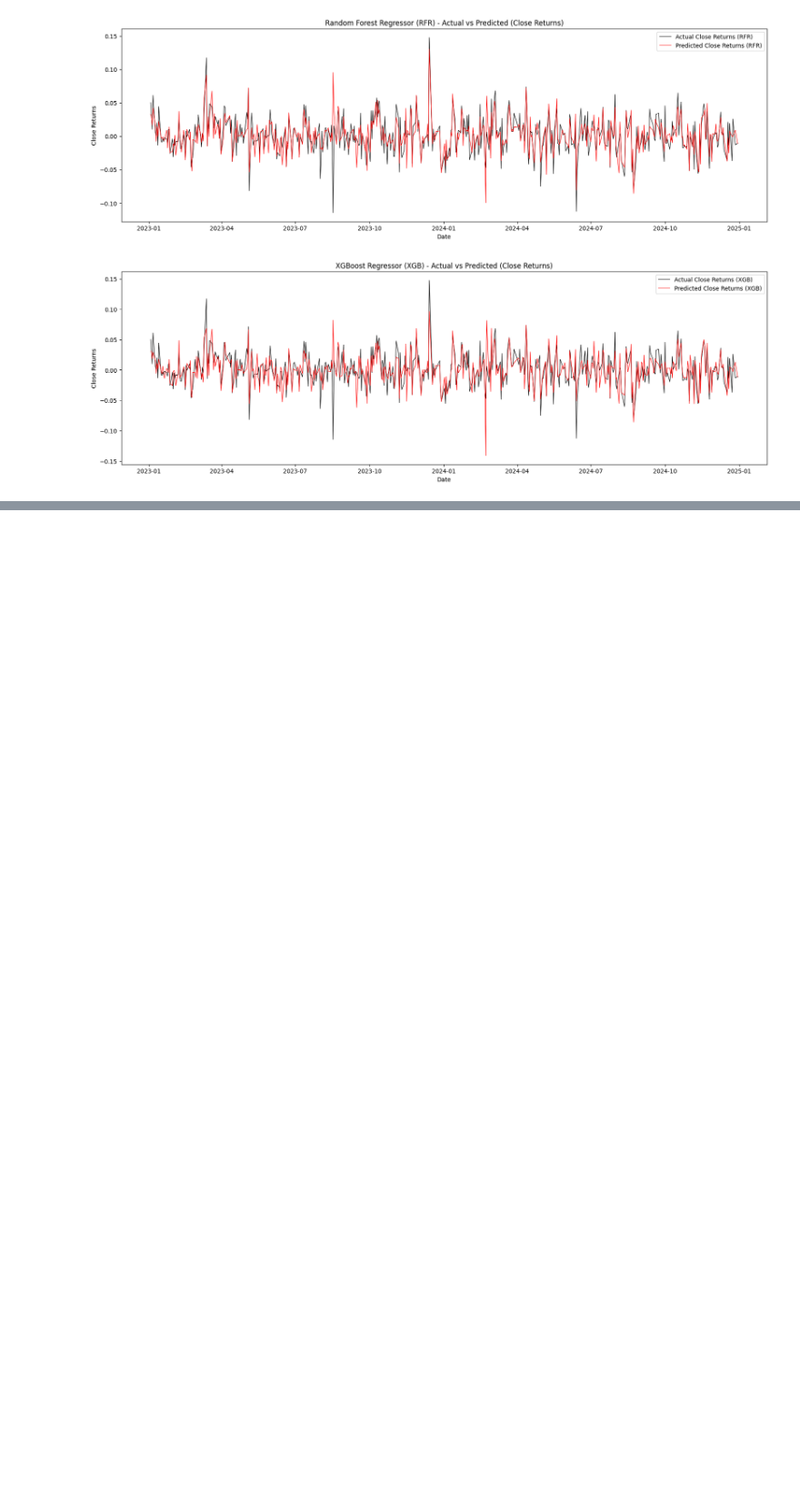
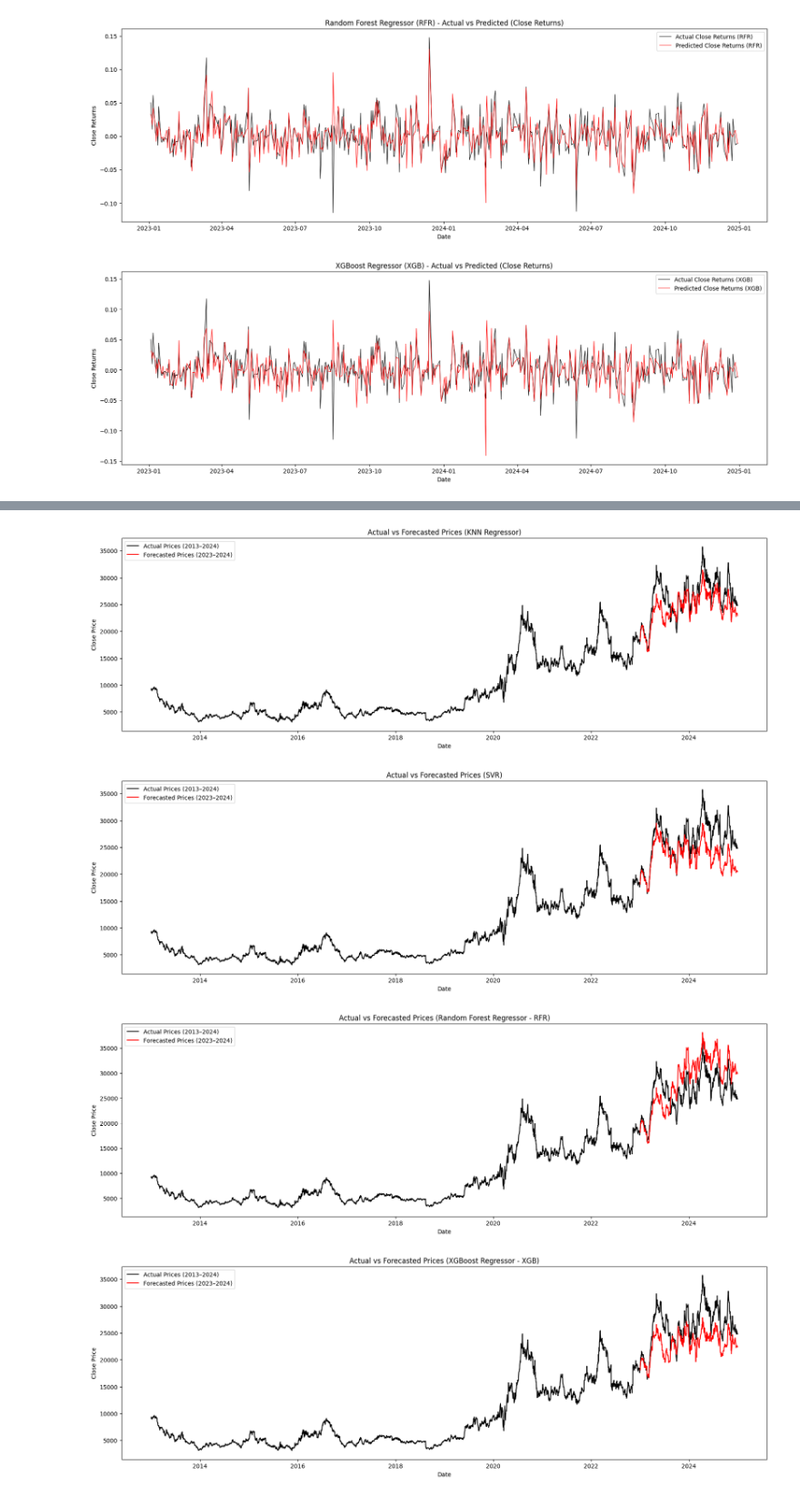
Before and after one commit to Deleon57/EDAR-REGRESSION, a Jupyter notebook: Pipeline2(GFI).ipynb, the cells around one changed output, grey strips where cells are left out. Shown at 91% size. Cells and saved outputs as stored; diff of their text form; code cells hidden in the pictures; blank space fills up the shorter version.

```diff
--- a/Pipeline2(GFI).ipynb
+++ b/Pipeline2(GFI).ipynb
@@ -897,15 +916,15 @@ forecast_prices_KNN = (1 + pd.Series(y_pred_KNN, index=y_test_KNN.index)).cumpro
 
 import matplotlib.pyplot as plt
 
-plt.figure(figsize=(12, 6))
+plt.figure(figsize=(20, 6))
 
 # Actual reconstructed prices
 plt.plot(reconstructed_prices_KNN.index, reconstructed_prices_KNN,
-         label="Actual Prices (2013–2024)", color="blue")
+         label="Actual Prices (2013–2024)", color="black")
 
 # Forecasted prices
 plt.plot(forecast_prices_KNN.index, forecast_prices_KNN,
-         label="Forecasted Prices (2023–2024)", color="orange")
+         label="Forecasted Prices (2023–2024)", color="red")
 
 plt.title("Actual vs Forecasted Prices (KNN Regressor)")
 plt.xlabel("Date")
@@ -924,15 +943,15 @@ forecast_prices_SVR = (1 + pd.Series(y_pred_SVR, index=y_test_SVR.index)).cumpro
 
 import matplotlib.pyplot as plt
 
-plt.figure(figsize=(12, 6))
+plt.figure(figsize=(20, 6))
 
 # Actual reconstructed prices
 plt.plot(reconstructed_prices_SVR.index, reconstructed_prices_SVR,
-         label="Actual Prices (2013–2024)", color="blue")
+         label="Actual Prices (2013–2024)", color="black")
 
 # Forecasted prices
 plt.plot(forecast_prices_SVR.index, forecast_prices_SVR,
-         label="Forecasted Prices (2023–2024)", color="orange")
+         label="Forecasted Prices (2023–2024)", color="red")
 
 plt.title("Actual vs Forecasted Prices (SVR)")
 plt.xlabel("Date")
@@ -951,46 +970,51 @@ forecast_prices_RFR = (1 + pd.Series(y_pred_RFR, index=y_test_RFR.index)).cumpro
 
 import matplotlib.pyplot as plt
 
-plt.figure(figsize=(12, 6))
+plt.figure(figsize=(20, 6))
 
 # Actual reconstructed prices
 plt.plot(reconstructed_prices_RFR.index, reconstructed_prices_RFR,
-         label="Actual Prices (2013–2024)", color="blue")
+         label="Actual Prices (2013–2024)", color="black")
 
 # Forecasted prices
 plt.plot(forecast_prices_RFR.index, forecast_prices_RFR,
-         label="Forecasted Prices (2023–2024)", color="orange")
+         label="Forecasted Prices (2023–2024)", color="red")
 
 plt.title("Actual vs Forecasted Prices (Random Forest Regressor - RFR)")
 plt.xlabel("Date")
 plt.ylabel("Close Price")
 plt.legend()
 plt.show()
 
 
 #XGBOOST
 
 P0_XGB = data1["Close"].iloc[0]  # first actual price in 2013
 reconstructed_prices_XGB = (1 + data_returns["Close"]).cumprod() * P0_XGB
 
 last_price_2022_XGB = data1.loc[data1.index < "2023-01-01", "Close"].iloc[-1]  # last actual before forecast
 
 forecast_prices_XGB = (1 + pd.Series(y_pred_XGB, index=y_test_XGB.index)).cumprod() * last_price_2022_XGB
 
 import matplotlib.pyplot as plt
 
-plt.figure(figsize=(12, 6))
+plt.figure(figsize=(20, 6))
 
 # Actual reconstructed prices
 plt.plot(reconstructed_prices_XGB.index, reconstructed_prices_XGB,
-         label="Actual Prices (2013–2024)", color="blue")
+         label="Actual Prices (2013–2024)", color="black")
 
 # Forecasted prices
 plt.plot(forecast_prices_XGB.index, forecast_prices_XGB,
-         label="Forecasted Prices (2023–2024)", color="orange")
+         label="Forecasted Prices (2023–2024)", color="red")
 
 plt.title("Actual vs Forecasted Prices (XGBoost Regressor - XGB)")
 plt.xlabel("Date")
 plt.ylabel("Close Price")
 plt.legend()
 plt.show()
+# %% [output]
+[figure, added]
+[figure, added]
+[figure, added]
+[figure, added]
```
Also changed, not shown: parts of 6 cells of this notebook.
